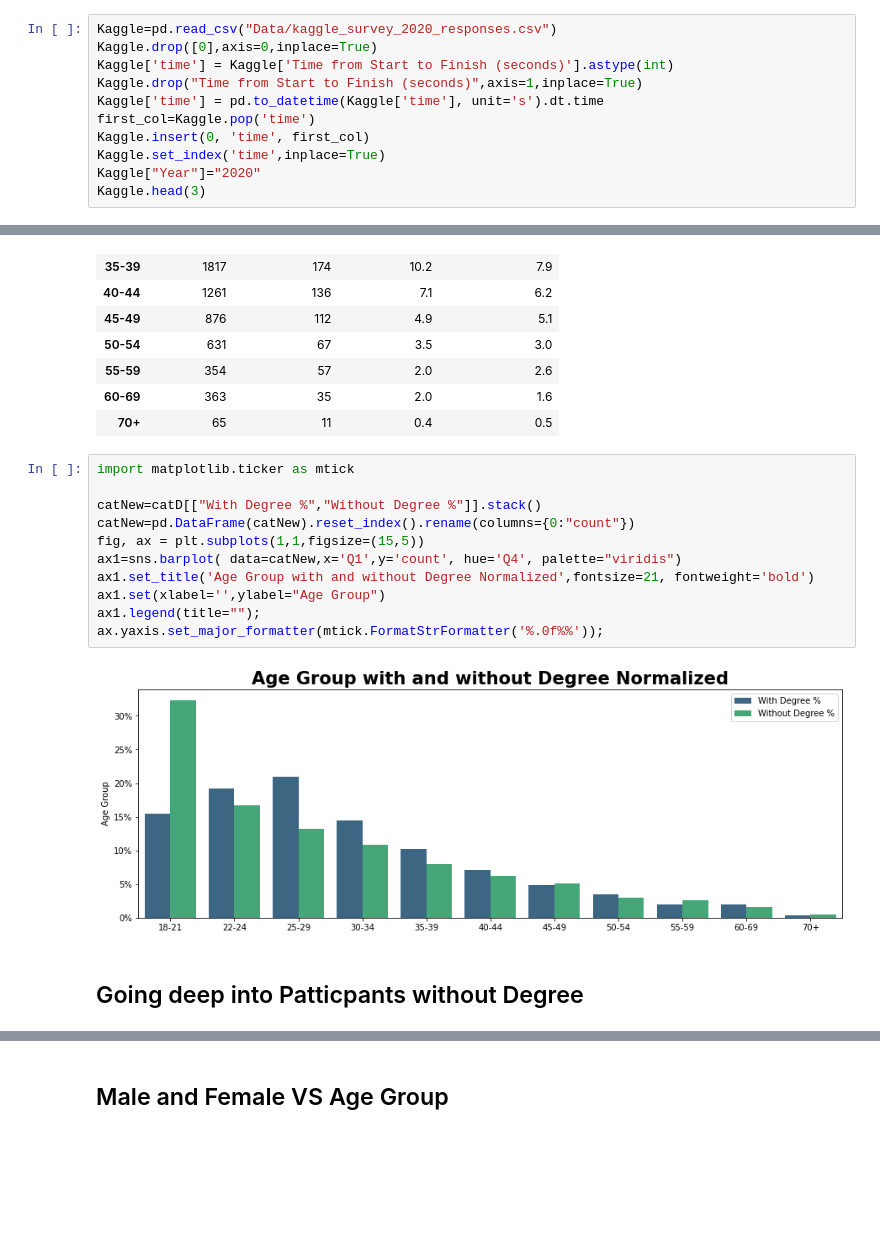
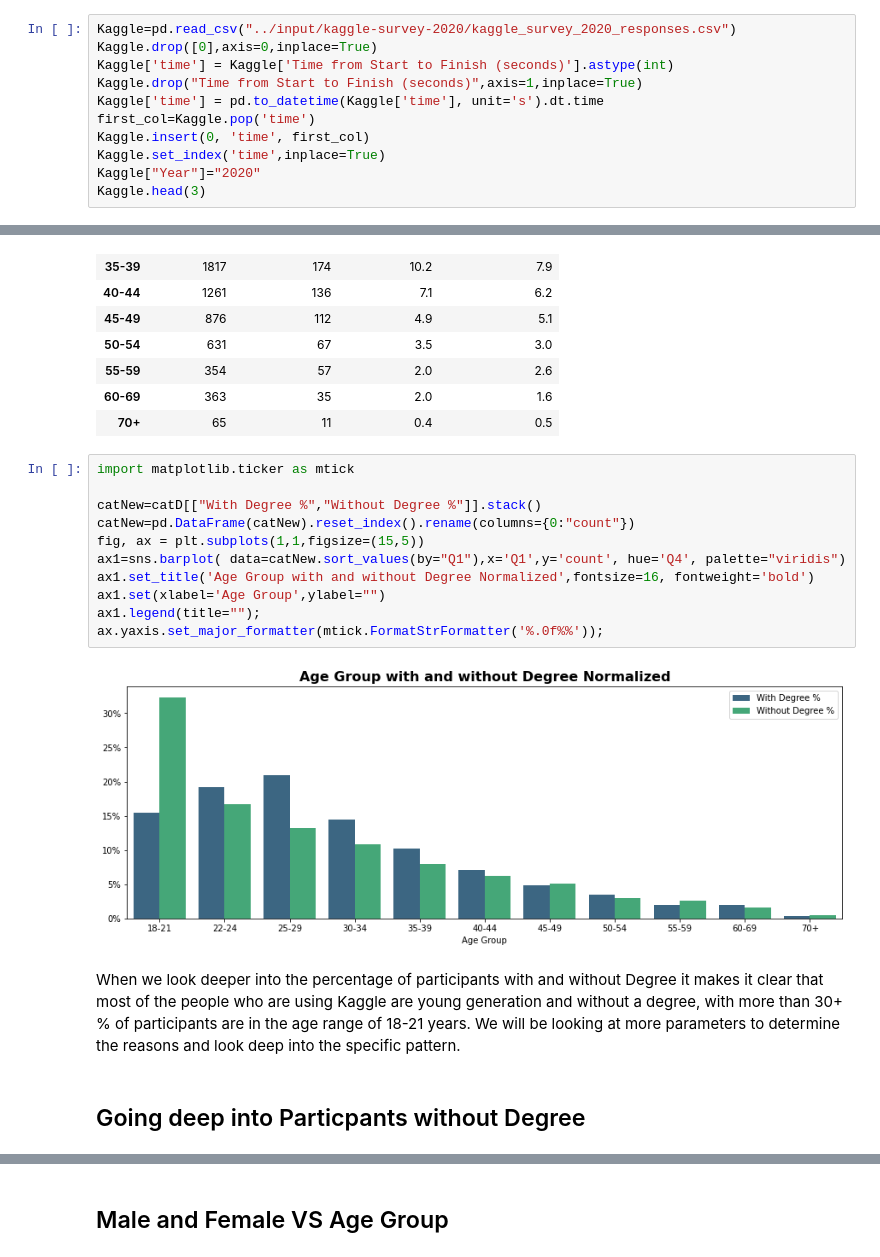
Before and after one commit to kingabzpro/Kaggle-competition-2020, a Jupyter notebook: university-degree-necessary-in-data-science.ipynb, the cells around one changed output, grey strips where cells are left out. Cells and saved outputs as stored; diff of their text form; blank space fills up the shorter version.

Commit message:
adding final data

```diff
--- a/university-degree-necessary-in-data-science.ipynb
+++ b/university-degree-necessary-in-data-science.ipynb
@@ -47,5 +70,5 @@ warnings.simplefilter(action='ignore')
 # %%
-Kaggle=pd.read_csv("Data/kaggle_survey_2020_responses.csv")
+Kaggle=pd.read_csv("../input/kaggle-survey-2020/kaggle_survey_2020_responses.csv")
 Kaggle.drop([0],axis=0,inplace=True)
 Kaggle['time'] = Kaggle['Time from Start to Finish (seconds)'].astype(int)
 Kaggle.drop("Time from Start to Finish (seconds)",axis=1,inplace=True)
@@ -158,16 +193,18 @@ catD
 # %%
 import matplotlib.ticker as mtick
 
 catNew=catD[["With Degree %","Without Degree %"]].stack()
 catNew=pd.DataFrame(catNew).reset_index().rename(columns={0:"count"})
 fig, ax = plt.subplots(1,1,figsize=(15,5))
-ax1=sns.barplot( data=catNew,x='Q1',y='count', hue='Q4', palette="viridis")
-ax1.set_title('Age Group with and without Degree Normalized',fontsize=21, fontweight='bold')
-ax1.set(xlabel='',ylabel="Age Group")
+ax1=sns.barplot( data=catNew.sort_values(by="Q1"),x='Q1',y='count', hue='Q4', palette="viridis")
+ax1.set_title('Age Group with and without Degree Normalized',fontsize=16, fontweight='bold')
+ax1.set(xlabel='Age Group',ylabel="")
 ax1.legend(title="");
 ax.yaxis.set_major_formatter(mtick.FormatStrFormatter('%.0f%%'));
 # %% [output]
-[figure, old version]
+[figure, new version]
+# %% [markdown]
+When we look deeper into the percentage of participants with and without Degree it makes it clear that most of the people who are using Kaggle are young generation and without a degree, with more than 30+ % of participants are in the age range of 18-21 years. We will be looking at more parameters to determine the reasons and look deep into the specific pattern.
 # %% [markdown]
-## Going deep into Patticpants without Degree
+## Going deep into Particpants without Degree
 # %%
```
Also changed, not shown: parts of 83 cells of this notebook, 2 other files.
